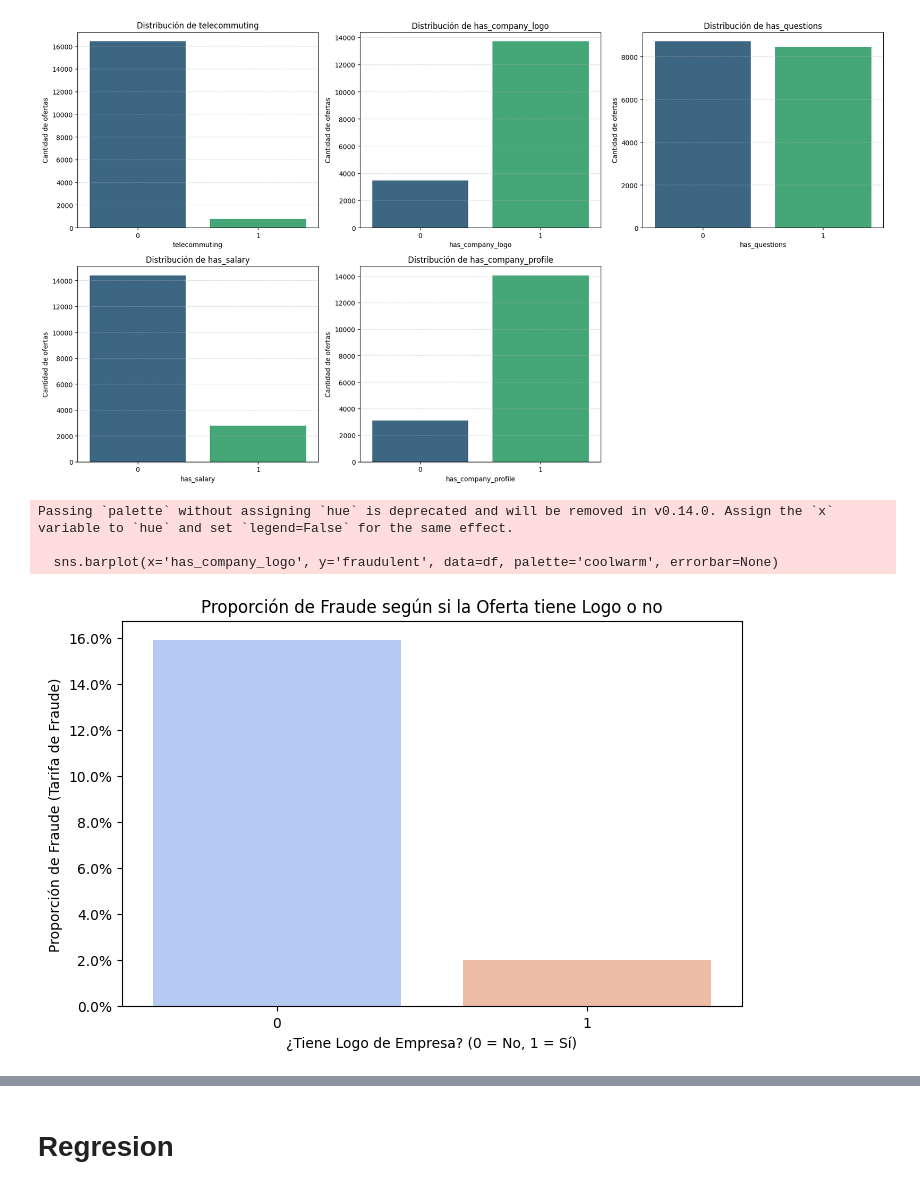
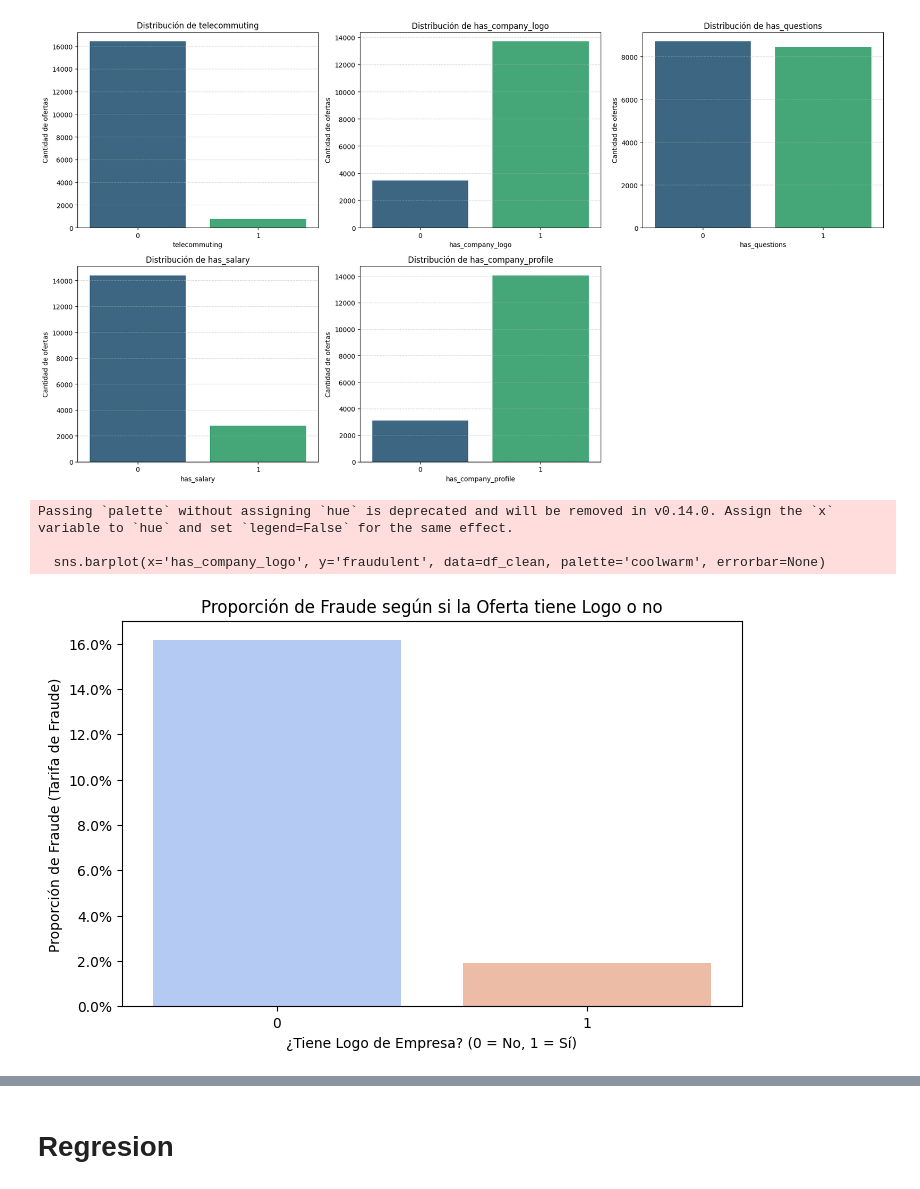
Before and after one commit to Bootcamp-DA-P2/proyecto8-problemaclasificacion-grupo5, a Jupyter notebook: main.ipynb, the cells around one changed output, grey strips where cells are left out. Cells and saved outputs as stored; diff of their text form; code cells hidden in the pictures.

```diff
--- a/main.ipynb
+++ b/main.ipynb
@@ -395,18 +395,18 @@ plt.show()
 # %%
 plt.figure(figsize=(8, 5))
 # Al calcular la media de una variable 0/1, obtenemos directamente la proporción de fraude (de 0 a 1)
-sns.barplot(x='has_company_logo', y='fraudulent', data=df, palette='coolwarm', errorbar=None)
+sns.barplot(x='has_company_logo', y='fraudulent', data=df_clean, palette='coolwarm', errorbar=None)
 plt.title('Proporción de Fraude según si la Oferta tiene Logo o no')
 plt.ylabel('Proporción de Fraude (Tarifa de Fraude)')
 plt.xlabel('¿Tiene Logo de Empresa? (0 = No, 1 = Sí)')
 
 # Convertir el eje Y a porcentaje para que el profesor lo entienda mejor
 from matplotlib.ticker import PercentFormatter
 plt.gca().yaxis.set_major_formatter(PercentFormatter(1.0))
 plt.show()
 # %% [output]
 Passing `palette` without assigning `hue` is deprecated and will be removed in v0.14.0. Assign the `x` variable to `hue` and set `legend=False` for the same effect.
 
-  sns.barplot(x='has_company_logo', y='fraudulent', data=df, palette='coolwarm', errorbar=None)
+  sns.barplot(x='has_company_logo', y='fraudulent', data=df_clean, palette='coolwarm', errorbar=None)
-[figure, old version]
+[figure, new version]
 # %%
```
Also changed, not shown: parts of 6 cells of this notebook.
